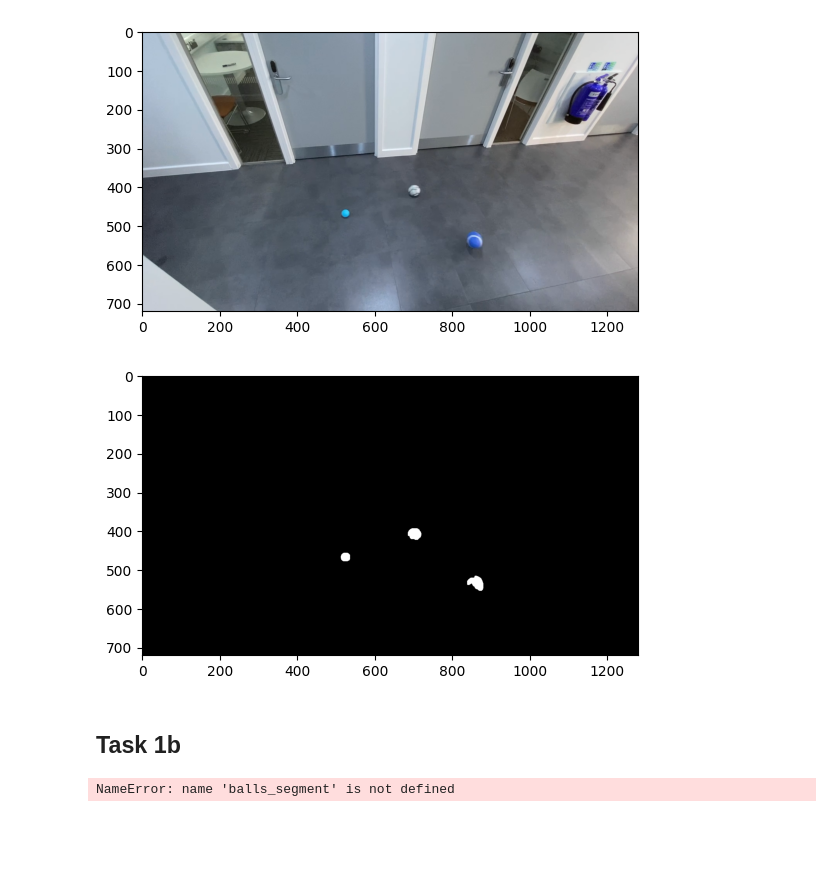
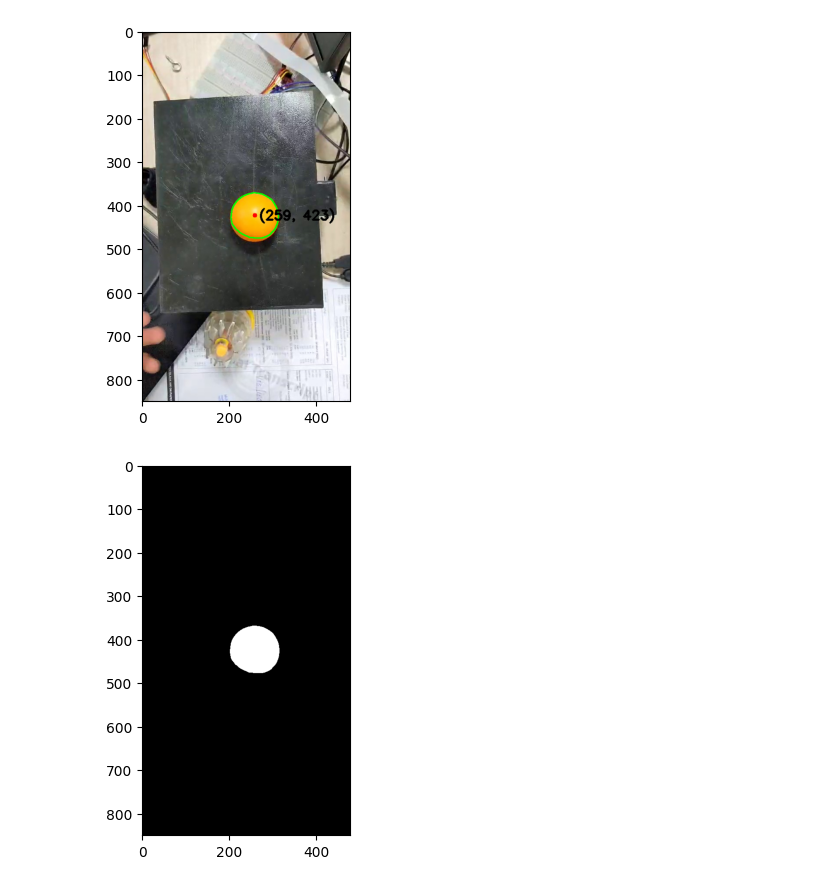
Before and after one commit to eashatirrazia/ball-balancer, a Jupyter notebook: ball_tracking.ipynb, the cells around one changed output. Cells and saved outputs as stored; diff of their text form; code cells hidden in the pictures; blank space fills up the shorter version.

```diff
--- a/ball_tracking.ipynb
+++ b/ball_tracking.ipynb
@@ -18,23 +102,34 @@ for img in os.listdir('ball_frames'):
 import cv2
 import numpy as np
 
-def balls_segment(image, kernel_size=5, area_min=200, area_max=3000):
+def balls_segment(image, kernel_size=5, area_min=6000, area_max=10000):
     grey_image = cv2.cvtColor(image, cv2.COLOR_BGR2GRAY)
     gauss_image = cv2.GaussianBlur(grey_image, (kernel_size, kernel_size), sigmaX=5, sigmaY=5)
     threshold_image = cv2.threshold(gauss_image, 150, 255, cv2.THRESH_BINARY_INV + cv2.THRESH_OTSU)
     threshold_image = 255 - threshold_image[1]
     image_contours = cv2.findContours(threshold_image, cv2.RETR_EXTERNAL, cv2.CHAIN_APPROX_SIMPLE)
+
+    # version compatibility issue fix
     if len(image_contours) == 2:
         image_contours = image_contours[0]
     else:
         image_contours=image_contours[1]
-
+    centroid = (0, 0)
     v_contours = []
     for con in image_contours:
         con_area = cv2.contourArea(con)
         x, y, width, height = cv2.boundingRect(con)
         w_to_h_ratio = float(width) / height
-        if area_min < con_area < area_max and 0.9 < w_to_h_ratio < 1.9:
+        if area_min < con_area < area_max and 0.9 < w_to_h_ratio < 1.2:
+        # if area_min < con_area < area_max:
+            # print("Contour Area: ", con_area)
+            # add bounding box to the image
+            cv2.drawContours(image, [con], -1, (0, 255, 0), 2)
+            # cv2.rectangle(image, (x, y), (x + width, y + height), (255, 0, 0), 2)
+            centroid = (x + width // 2, y + height // 2)
+            cv2.circle(image, centroid, 5, (0, 0, 255), -1)
+            # add x y coordinates of the centroid to the image
+            cv2.putText(image, f'({centroid[0]}, {centroid[1]})', (centroid[0] + 10, centroid[1] + 10), cv2.FONT_HERSHEY_SIMPLEX, 1, (1, 1, 1), 3)
             v_contours.append(con)
 
     ball_masks = np.zeros_like(threshold_image, dtype=np.uint8)
@@ -43,18 +138,18 @@ def balls_segment(image, kernel_size=5, area_min=200, area_max=3000):
     enlarge_kernel = np.ones((kernel_size, kernel_size), np.uint8)
     ball_masks = cv2.dilate(ball_masks, enlarge_kernel, iterations=1)
 
-    return ball_masks
+    return image, ball_masks, centroid
 # %%
 # unit test
 import matplotlib.pyplot as plt
-image = cv2.imread('ball_frames/frame-83.png')
-ball_masks = balls_segment(image, kernel_size=5, area_min=200, area_max=3000)
+image = cv2.imread('frames/frame_16.jpg')
+image, ball_masks, centroid = balls_segment(image, kernel_size=5, area_min=6000, area_max=10000)
+# convert rgb to bgr
+image = cv2.cvtColor(image, cv2.COLOR_BGR2RGB)
 plt.imshow(image, cmap='gray')
 plt.show()
 plt.imshow(ball_masks, cmap='gray')
 plt.show()
 # %% [output]
-[figure, old version]
+[figure, new version]
-[figure, old version]
+[figure, new version]
-# %% [markdown]
-## Task 1b
@@ -96,4 +155,0 @@ def calc_miou(folder, area_max=4000, min_area=200):
-# %%
-miou , iou_array, image_array =  calc_miou('ball_frames', area_max=3000, min_area=200)
-# %% [output]
-NameError: name 'balls_segment' is not defined
```
Also changed, not shown: parts of 24 cells of this notebook, 4 other files.
